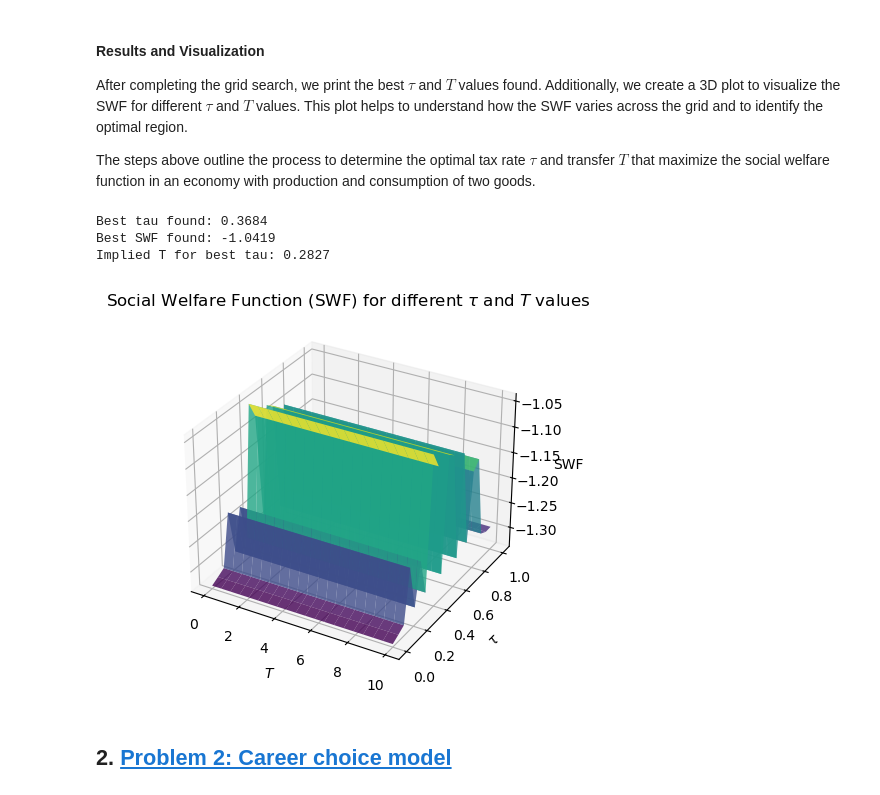
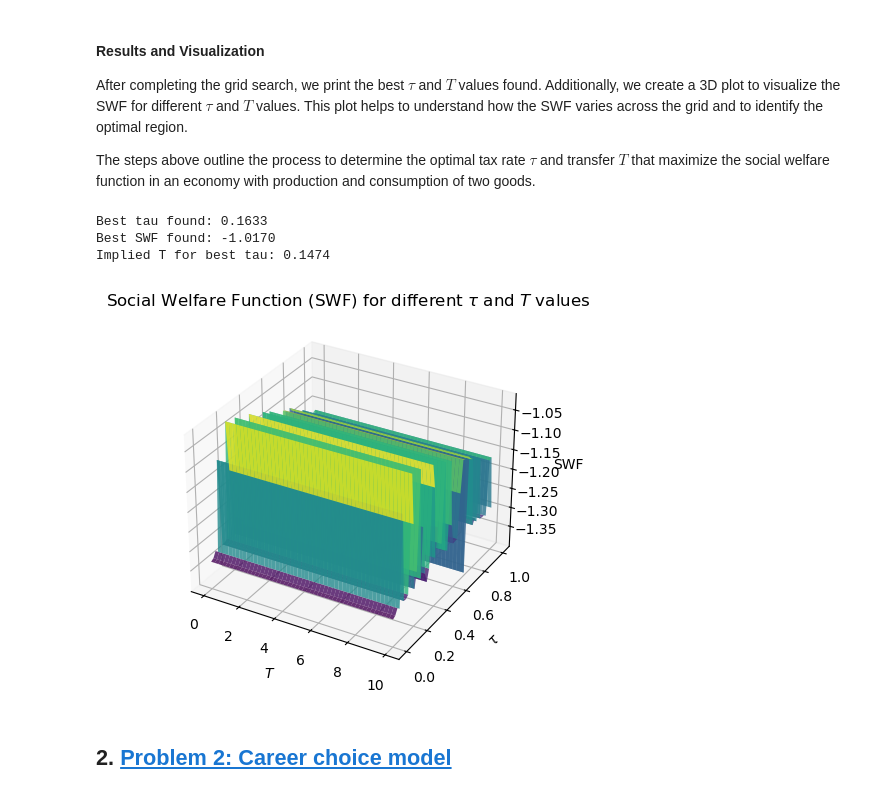
Before and after one commit to NumEconCopenhagen/projects-2024-josh-joshua-and-lyonell, a Jupyter notebook: Exam/Josh working folder/exam_2024.ipynb, the cells around one changed output. Cells and saved outputs as stored; diff of their text form; code cells hidden in the pictures.

```diff
--- a/Exam/Josh working folder/exam_2024.ipynb
+++ b/Exam/Josh working folder/exam_2024.ipynb
@@ -686,8 +637,8 @@ def find_equilibrium_prices(tau, par):
     return result.x
 
 # Define the grid
-tau_values = np.linspace(0.0, 1.0, 20)
-T_values = np.linspace(0.0, 10.0, 20)
+tau_values = np.linspace(0.0, 1.0, 50)
+T_values = np.linspace(0.0, 10.0, 50)
 
 # Initialize variables to store the best solution and SWF grid
 best_tau, best_T = None, None
@@ -706,37 +657,37 @@ for i, tau in enumerate(tau_values):
         pi2 = profit(p2, w, par)
         T = tau * c2(w, par, pi1, pi2, p2, tau, 0)  # Calculate T based on tau and c2
         l_star = optimal_labor(par, pi1, pi2, p1, p2, tau, T)
         y2_star = output(labor_demand(p2, w, par), par)
         U = utility(l_star, par, pi1, pi2, p1, p2, tau, T)
         SWF = U - par.kappa * y2_star
 
         SWF_grid[i, j] = SWF
         implied_T_grid[i, j] = T
 
         if SWF > best_SWF:
             best_SWF = SWF
             best_tau = tau
 
 print(f"Best tau found: {best_tau:.4f}")
 print(f"Best SWF found: {best_SWF:.4f}")
 print(f"Implied T for best tau: {implied_T_grid[tau_values == best_tau].max():.4f}")
 
 # Create a 3D plot of the SWF
 tau_mesh, T_mesh = np.meshgrid(tau_values, T_values)
 fig = plt.figure()
 ax = plt.axes(projection='3d')
 ax.plot_surface(T_mesh, tau_mesh, SWF_grid.T, rstride=1, cstride=1, cmap='viridis', edgecolor='none', alpha=0.8)
 ax.set_xlabel('$T$')
 ax.set_ylabel('$\\tau$')
 ax.set_zlabel('SWF')
 ax.set_title('Social Welfare Function (SWF) for different $\\tau$ and $T$ values')
 
 plt.show()
 # %% [output]
-Best tau found: 0.3684
-Best SWF found: -1.0419
-Implied T for best tau: 0.2827
+Best tau found: 0.1633
+Best SWF found: -1.0170
+Implied T for best tau: 0.1474
-[figure, old version]
+[figure, new version]
 # %% [markdown]
 ## 2. <a id='toc2_'></a>[Problem 2: Career choice model](#toc0_)
 # %% [markdown]
```
Also changed, not shown: parts of 3 cells of this notebook, 1 other file.
